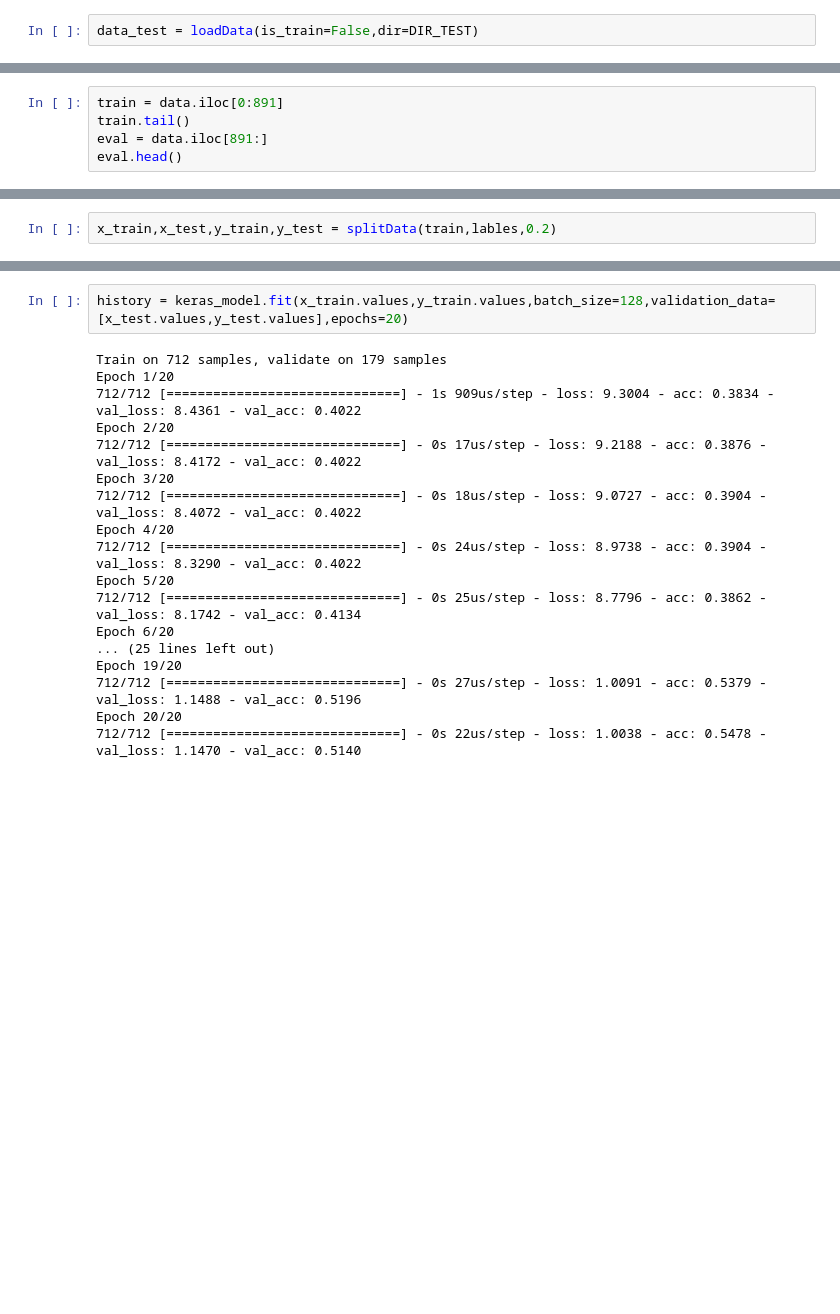
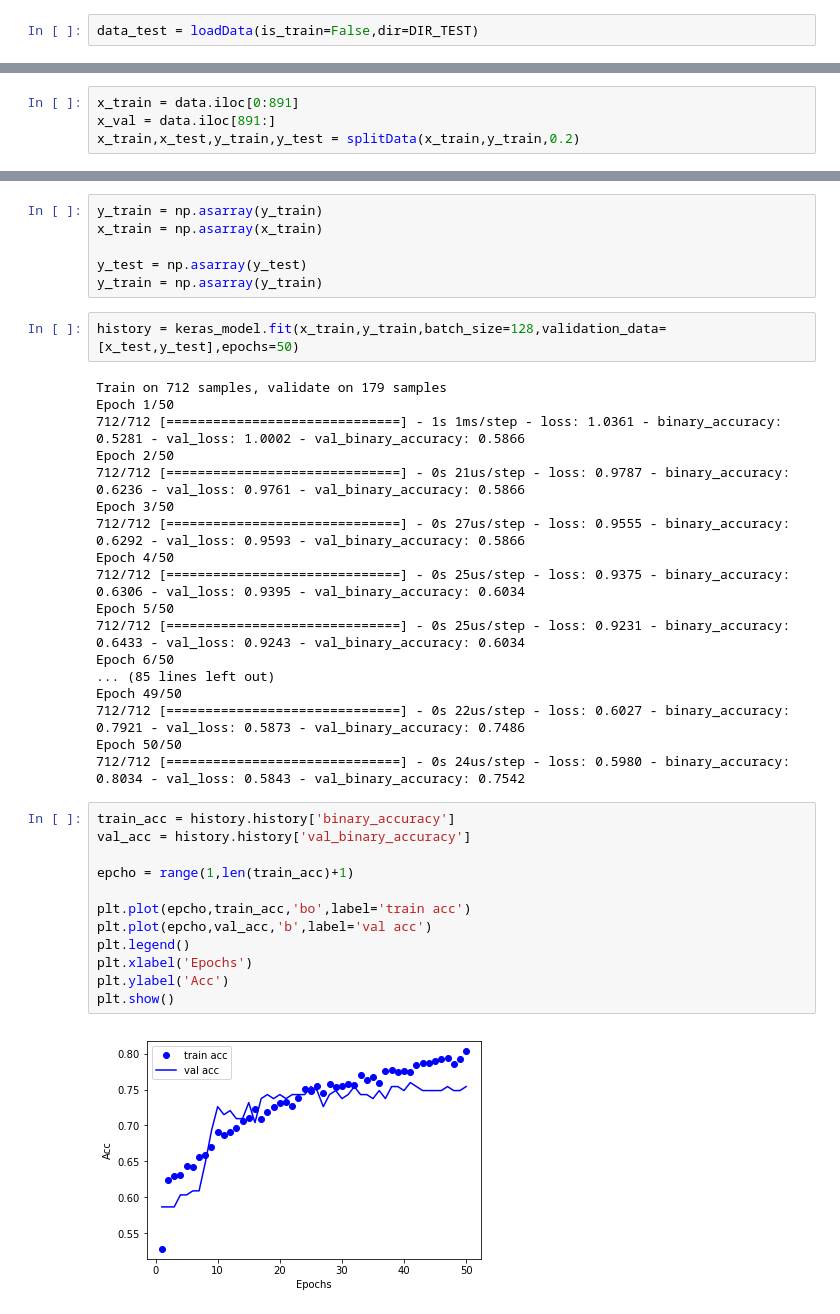
Before and after one commit to find-happiness/tensorflow-kaggle, a Jupyter notebook: titanic/titanic_v2.ipynb, the cells around one changed output, grey strips where cells are left out. Drawn from its saved outputs; the diff is of its cells as text; blank space fills up the shorter version.

```diff
--- a/titanic/titanic_v2.ipynb
+++ b/titanic/titanic_v2.ipynb
@@ -159,5 +208,4 @@ data.head()
 # %%
-train = data.iloc[0:891]
-train.tail()
-eval = data.iloc[891:]
-eval.head()
+x_train = data.iloc[0:891]
+x_val = data.iloc[891:]
+x_train,x_test,y_train,y_test = splitData(x_train,y_train,0.2)
@@ -180,2 +211,0 @@ p
-# %%
-x_train,x_test,y_train,y_test = splitData(train,lables,0.2)
@@ -202,20 +221,40 @@ array([0, 0, 0, 0, 0, 0, 0, 0, 0, 1, 1, 0, 0, 0, 1, 1, 1, 1, 0, 1, 0, 0,
+# %%
+y_train = np.asarray(y_train)
+x_train = np.asarray(x_train)
+
+y_test = np.asarray(y_test)
+y_train = np.asarray(y_train)
 # %%
-history = keras_model.fit(x_train.values,y_train.values,batch_size=128,validation_data=[x_test.values,y_test.values],epochs=20)
+history = keras_model.fit(x_train,y_train,batch_size=128,validation_data=[x_test,y_test],epochs=50)
 # %% [output]
 Train on 712 samples, validate on 179 samples
-Epoch 1/20
-712/712 [==============================] - 1s 909us/step - loss: 9.3004 - acc: 0.3834 - val_loss: 8.4361 - val_acc: 0.4022
-Epoch 2/20
-712/712 [==============================] - 0s 17us/step - loss: 9.2188 - acc: 0.3876 - val_loss: 8.4172 - val_acc: 0.4022
-Epoch 3/20
-712/712 [==============================] - 0s 18us/step - loss: 9.0727 - acc: 0.3904 - val_loss: 8.4072 - val_acc: 0.4022
-Epoch 4/20
-712/712 [==============================] - 0s 24us/step - loss: 8.9738 - acc: 0.3904 - val_loss: 8.3290 - val_acc: 0.4022
-Epoch 5/20
-712/712 [==============================] - 0s 25us/step - loss: 8.7796 - acc: 0.3862 - val_loss: 8.1742 - val_acc: 0.4134
-Epoch 6/20
-... (25 lines left out)
-Epoch 19/20
-712/712 [==============================] - 0s 27us/step - loss: 1.0091 - acc: 0.5379 - val_loss: 1.1488 - val_acc: 0.5196
-Epoch 20/20
-712/712 [==============================] - 0s 22us/step - loss: 1.0038 - acc: 0.5478 - val_loss: 1.1470 - val_acc: 0.5140
+Epoch 1/50
+712/712 [==============================] - 1s 1ms/step - loss: 1.0361 - binary_accuracy: 0.5281 - val_loss: 1.0002 - val_binary_accuracy: 0.5866
+Epoch 2/50
+712/712 [==============================] - 0s 21us/step - loss: 0.9787 - binary_accuracy: 0.6236 - val_loss: 0.9761 - val_binary_accuracy: 0.5866
+Epoch 3/50
+712/712 [==============================] - 0s 27us/step - loss: 0.9555 - binary_accuracy: 0.6292 - val_loss: 0.9593 - val_binary_accuracy: 0.5866
+Epoch 4/50
+712/712 [==============================] - 0s 25us/step - loss: 0.9375 - binary_accuracy: 0.6306 - val_loss: 0.9395 - val_binary_accuracy: 0.6034
+Epoch 5/50
+712/712 [==============================] - 0s 25us/step - loss: 0.9231 - binary_accuracy: 0.6433 - val_loss: 0.9243 - val_binary_accuracy: 0.6034
+Epoch 6/50
+... (85 lines left out)
+Epoch 49/50
+712/712 [==============================] - 0s 22us/step - loss: 0.6027 - binary_accuracy: 0.7921 - val_loss: 0.5873 - val_binary_accuracy: 0.7486
+Epoch 50/50
+712/712 [==============================] - 0s 24us/step - loss: 0.5980 - binary_accuracy: 0.8034 - val_loss: 0.5843 - val_binary_accuracy: 0.7542
+# %%
+train_acc = history.history['binary_accuracy']
+val_acc = history.history['val_binary_accuracy']
+
+epcho = range(1,len(train_acc)+1)
+
+plt.plot(epcho,train_acc,'bo',label='train acc')
+plt.plot(epcho,val_acc,'b',label='val acc')
+plt.legend()
+plt.xlabel('Epochs')
+plt.ylabel('Acc')
+plt.show()
+# %% [output]
+[figure, added]
```
Also changed, not shown: parts of 38 cells of this notebook.
